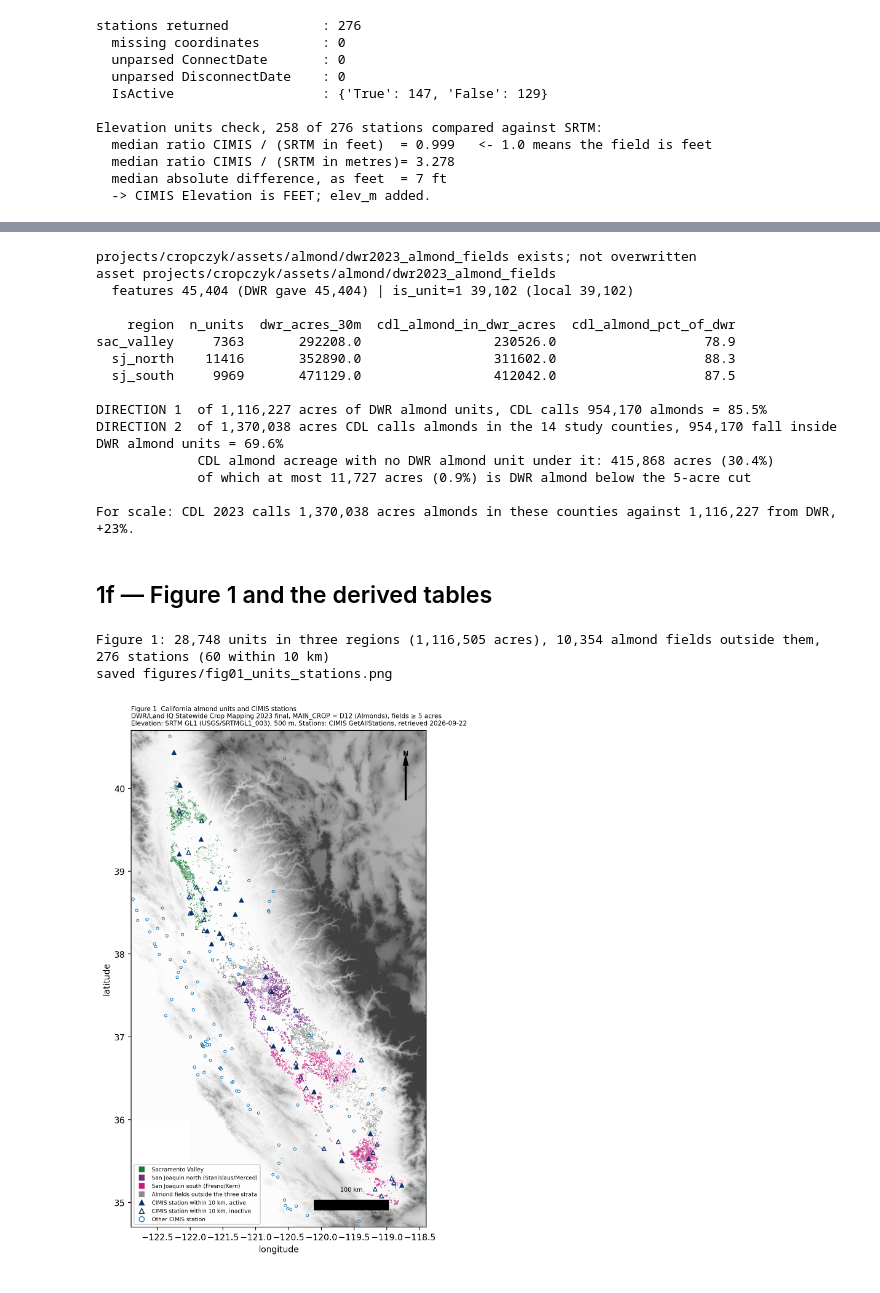
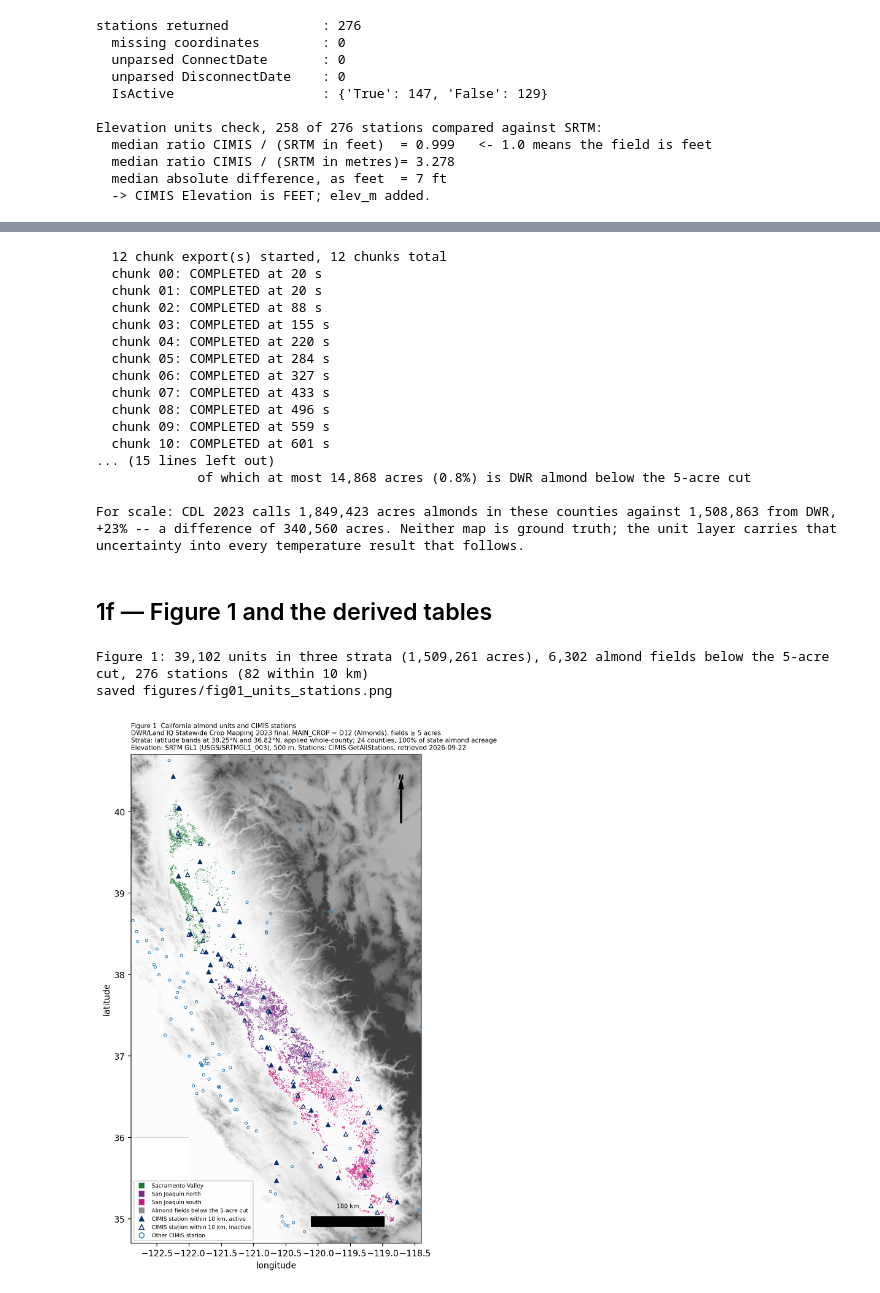
Before and after one commit to Austin-Krawczyk/almond-frost, a Jupyter notebook: notebooks/01_units_stations.ipynb, the cells around one changed output, grey strips where cells are left out. Cells and saved outputs as stored; diff of their text form; code cells hidden in the pictures.

```diff
--- a/notebooks/01_units_stations.ipynb
+++ b/notebooks/01_units_stations.ipynb
@@ -427,39 +474,47 @@ print("\n" + cdl_table.to_string(index=False))
 in_dwr = cdl_table.cdl_almond_in_dwr_acres.sum()
 dwr_30m = cdl_table.dwr_acres_30m.sum()
 county_total = cdl.cdl_almond_in_counties(C.STUDY_COUNTIES)
+statewide_cdl = cdl.cdl_almond_statewide()
 small_in_counties = g[(g.is_unit == 0) & (g.COUNTY.isin(C.STUDY_COUNTIES))].ACRES.sum()
 print(f"\nDIRECTION 1  of {dwr_30m:,.0f} acres of DWR almond units, CDL calls "
       f"{in_dwr:,.0f} almonds = {100 * in_dwr / dwr_30m:.1f}%")
-print(f"DIRECTION 2  of {county_total:,.0f} acres CDL calls almonds in the 14 study counties, "
-      f"{in_dwr:,.0f} fall inside DWR almond units = {100 * in_dwr / county_total:.1f}%")
+print(f"DIRECTION 2  of {county_total:,.0f} acres CDL calls almonds in the "
+      f"{len(C.STUDY_COUNTIES)} almond counties, {in_dwr:,.0f} fall inside DWR almond units "
+      f"= {100 * in_dwr / county_total:.1f}%")
+print(f"             those counties hold {100 * county_total / statewide_cdl:.1f}% of the "
+      f"{statewide_cdl:,.0f} acres CDL calls almonds statewide")
 print(f"             CDL almond acreage with no DWR almond unit under it: "
       f"{county_total - in_dwr:,.0f} acres ({100 * (1 - in_dwr / county_total):.1f}%)")
 print(f"             of which at most {small_in_counties:,.0f} acres "
       f"({100 * small_in_counties / county_total:.1f}%) is DWR almond below the 5-acre cut")
 print(f"\nFor scale: CDL 2023 calls {county_total:,.0f} acres almonds in these counties against "
-      f"{dwr_30m:,.0f} from DWR, {100 * county_total / dwr_30m - 100:+.0f}%.")
+      f"{dwr_30m:,.0f} from DWR, {100 * county_total / dwr_30m - 100:+.0f}% -- a difference of "
+      f"{county_total - dwr_30m:,.0f} acres. Neither map is ground truth; the unit layer carries "
+      "that\nuncertainty into every temperature result that follows.")
 # %% [output]
-projects/cropczyk/assets/almond/dwr2023_almond_fields exists; not overwritten
-asset projects/cropczyk/assets/almond/dwr2023_almond_fields
-  features 45,404 (DWR gave 45,404) | is_unit=1 39,102 (local 39,102)
+  12 chunk export(s) started, 12 chunks total
+  chunk 00: COMPLETED at 20 s
+  chunk 01: COMPLETED at 20 s
+  chunk 02: COMPLETED at 88 s
+  chunk 03: COMPLETED at 155 s
+  chunk 04: COMPLETED at 220 s
+  chunk 05: COMPLETED at 284 s
+  chunk 06: COMPLETED at 327 s
+  chunk 07: COMPLETED at 433 s
+  chunk 08: COMPLETED at 496 s
+  chunk 09: COMPLETED at 559 s
+  chunk 10: COMPLETED at 601 s
+... (15 lines left out)
+             of which at most 14,868 acres (0.8%) is DWR almond below the 5-acre cut
 
-    region  n_units  dwr_acres_30m  cdl_almond_in_dwr_acres  cdl_almond_pct_of_dwr
-sac_valley     7363       292208.0                 230526.0                   78.9
-  sj_north    11416       352890.0                 311602.0                   88.3
-  sj_south     9969       471129.0                 412042.0                   87.5
-
-DIRECTION 1  of 1,116,227 acres of DWR almond units, CDL calls 954,170 almonds = 85.5%
-DIRECTION 2  of 1,370,038 acres CDL calls almonds in the 14 study counties, 954,170 fall inside DWR almond units = 69.6%
-             CDL almond acreage with no DWR almond unit under it: 415,868 acres (30.4%)
-             of which at most 11,727 acres (0.9%) is DWR almond below the 5-acre cut
-
-For scale: CDL 2023 calls 1,370,038 acres almonds in these counties against 1,116,227 from DWR, +23%.
+For scale: CDL 2023 calls 1,849,423 acres almonds in these counties against 1,508,863 from DWR, +23% -- a difference of 340,560 acres. Neither map is ground truth; the unit layer carries that
+uncertainty into every temperature result that follows.
 # %% [markdown]
 ## 1f — Figure 1 and the derived tables
 # %%
 gl = g.to_crs("EPSG:4326")
-ul = gl[(gl.is_unit == 1) & (gl.study_region != "unassigned")]
-other = gl[(gl.is_unit == 1) & (gl.study_region == "unassigned")]
+ul = gl[gl.is_unit == 1]
+other = gl[gl.is_unit == 0]
 sl = sg.to_crs("EPSG:4326")
 nearl = sl[sl.dist_to_almond_km <= 10]
 BBOX = (-122.9, 34.7, -118.4, 40.7)
@@ -476,38 +531,42 @@ sl[sl.dist_to_almond_km > 10].plot(ax=ax, color="none", edgecolor="#1f78b4", mar
 nearl[nearl.IsActive == "True"].plot(ax=ax, color="#08306b", marker="^", markersize=22, zorder=5)
 nearl[nearl.IsActive != "True"].plot(ax=ax, color="none", edgecolor="#08306b", marker="^",
                                      markersize=22, linewidth=0.9, zorder=5)
 ax.set_xlim(BBOX[0], BBOX[2])
 ax.set_ylim(BBOX[1], BBOX[3])
 ax.set_xlabel("longitude")
 ax.set_ylabel("latitude")
 maps.add_scale_bar(ax, 100, x=0.62, y=0.035, lat=37.5)
 maps.add_north_arrow(ax)
 handles = [Line2D([], [], marker="s", ls="", color=c, label=C.REGION_LABELS[r])
            for r, c in maps.REGION_COLORS.items()]
 handles += [
-    Line2D([], [], marker="s", ls="", color="0.55", label="Almond fields outside the three strata"),
+    Line2D([], [], marker="s", ls="", color="0.55",
+           label="Almond fields below the 5-acre cut"),
     Line2D([], [], marker="^", ls="", color="#08306b", label="CIMIS station within 10 km, active"),
     Line2D([], [], marker="^", ls="", mfc="none", mec="#08306b", color="none",
            label="CIMIS station within 10 km, inactive"),
     Line2D([], [], marker="o", ls="", mfc="none", mec="#1f78b4", color="none",
            label="Other CIMIS station")]
 ax.legend(handles=handles, loc="lower left", fontsize=6.5, framealpha=0.92)
 ax.set_title("Figure 1  California almond units and CIMIS stations\n"
              "DWR/Land IQ Statewide Crop Mapping 2023 final, MAIN_CROP = D12 (Almonds), "
              "fields \u2265 5 acres\n"
+             f"Strata: latitude bands at {C.BOUNDARY_SAC_SJN}\u00b0N and "
+             f"{C.BOUNDARY_SJN_SJS}\u00b0N, applied whole-county; "
+             f"{len(C.STUDY_COUNTIES)} counties, 100% of state almond acreage\n"
              "Elevation: SRTM GL1 (USGS/SRTMGL1_003), 500 m. "
              "Stations: CIMIS GetAllStations, retrieved 2026-09-22",
              fontsize=7.5, loc="left")
 fig.tight_layout()
 fig.savefig(C.FIGURES / "fig01_units_stations.png", dpi=200, bbox_inches="tight")
-print(f"Figure 1: {len(ul):,} units in three regions ({ul.ACRES.sum():,.0f} acres), "
-      f"{len(other):,} almond fields outside them, {len(sl):,} stations "
+print(f"Figure 1: {len(ul):,} units in three strata ({ul.ACRES.sum():,.0f} acres), "
+      f"{len(other):,} almond fields below the 5-acre cut, {len(sl):,} stations "
       f"({len(nearl)} within 10 km)")
 print("saved figures/fig01_units_stations.png")
 # %% [output]
-Figure 1: 28,748 units in three regions (1,116,505 acres), 10,354 almond fields outside them, 276 stations (60 within 10 km)
+Figure 1: 39,102 units in three strata (1,509,261 acres), 6,302 almond fields below the 5-acre cut, 276 stations (82 within 10 km)
 saved figures/fig01_units_stations.png
-[figure, old version]
+[figure, new version]
 # %%
 units_out = (study.drop(columns="geometry")
              .merge(study_dist[["UniqueID", "nearest_station_km"]], on="UniqueID", how="left"))
```
Also changed, not shown: parts of 10 cells of this notebook, 14 other files.
